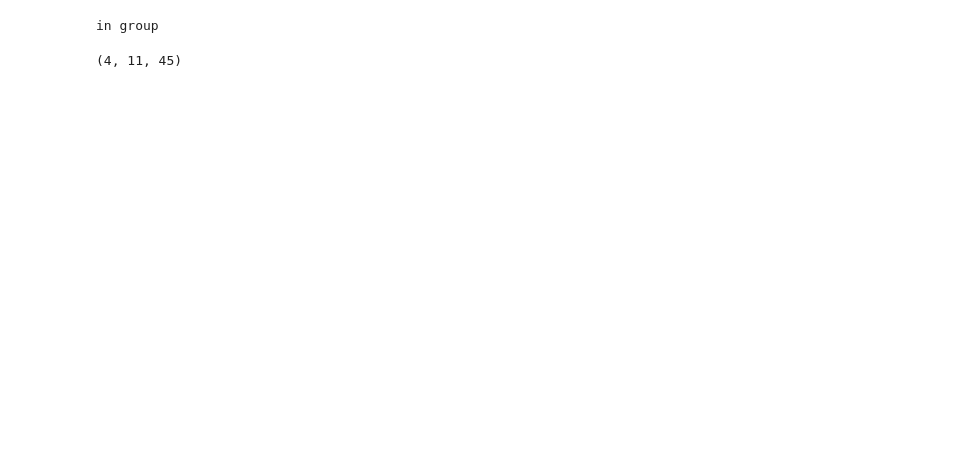
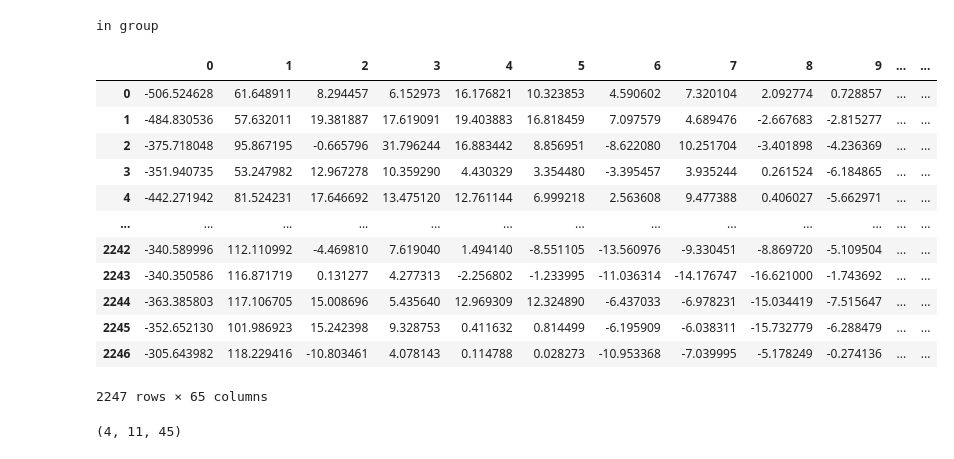
Before and after one commit to omaranwar21/Voice-Fingerprint-Recogintion, a Jupyter notebook: processing/ingroup.ipynb, the cells around one changed output. Drawn from its saved outputs; the diff is of its cells as text; code cells hidden in the pictures; blank space fills up the shorter version.

```diff
--- a/processing/ingroup.ipynb
+++ b/processing/ingroup.ipynb
@@ -168,6 +172,21 @@ sfs = SFS(SVC(kernel='linear', decision_function_shape="ovo"),
           cv = 0)
 # %%
 features1 = pd.DataFrame(features)
+features1
+# %% [output]
+|  | 0 | 1 | 2 | 3 | 4 | 5 | 6 | 7 | 8 | 9 | ... | ... |
+| 0 | -506.524628 | 61.648911 | 8.294457 | 6.152973 | 16.176821 | 10.323853 | 4.590602 | 7.320104 | 2.092774 | 0.728857 | ... | ... |
+| 1 | -484.830536 | 57.632011 | 19.381887 | 17.619091 | 19.403883 | 16.818459 | 7.097579 | 4.689476 | -2.667683 | -2.815277 | ... | ... |
+| 2 | -375.718048 | 95.867195 | -0.665796 | 31.796244 | 16.883442 | 8.856951 | -8.622080 | 10.251704 | -3.401898 | -4.236369 | ... | ... |
+| 3 | -351.940735 | 53.247982 | 12.967278 | 10.359290 | 4.430329 | 3.354480 | -3.395457 | 3.935244 | 0.261524 | -6.184865 | ... | ... |
+| 4 | -442.271942 | 81.524231 | 17.646692 | 13.475120 | 12.761144 | 6.999218 | 2.563608 | 9.477388 | 0.406027 | -5.662971 | ... | ... |
+| ... | ... | ... | ... | ... | ... | ... | ... | ... | ... | ... | ... | ... |
+| 2242 | -340.589996 | 112.110992 | -4.469810 | 7.619040 | 1.494140 | -8.551105 | -13.560976 | -9.330451 | -8.869720 | -5.109504 | ... | ... |
+| 2243 | -340.350586 | 116.871719 | 0.131277 | 4.277313 | -2.256802 | -1.233995 | -11.036314 | -14.176747 | -16.621000 | -1.743692 | ... | ... |
+| 2244 | -363.385803 | 117.106705 | 15.008696 | 5.435640 | 12.969309 | 12.324890 | -6.437033 | -6.978231 | -15.034419 | -7.515647 | ... | ... |
+| 2245 | -352.652130 | 101.986923 | 15.242398 | 9.328753 | 0.411632 | 0.814499 | -6.195909 | -6.038311 | -15.732779 | -6.288479 | ... | ... |
+| 2246 | -305.643982 | 118.229416 | -10.803461 | 4.078143 | 0.114788 | 0.028273 | -10.953368 | -7.039995 | -5.178249 | -0.274136 | ... | ... |
+2247 rows × 65 columns
 # %%
 sfs.fit(features1, target)
 sfs.k_feature_names_
```
Also changed, not shown: parts of 16 cells of this notebook, 4 other files.
